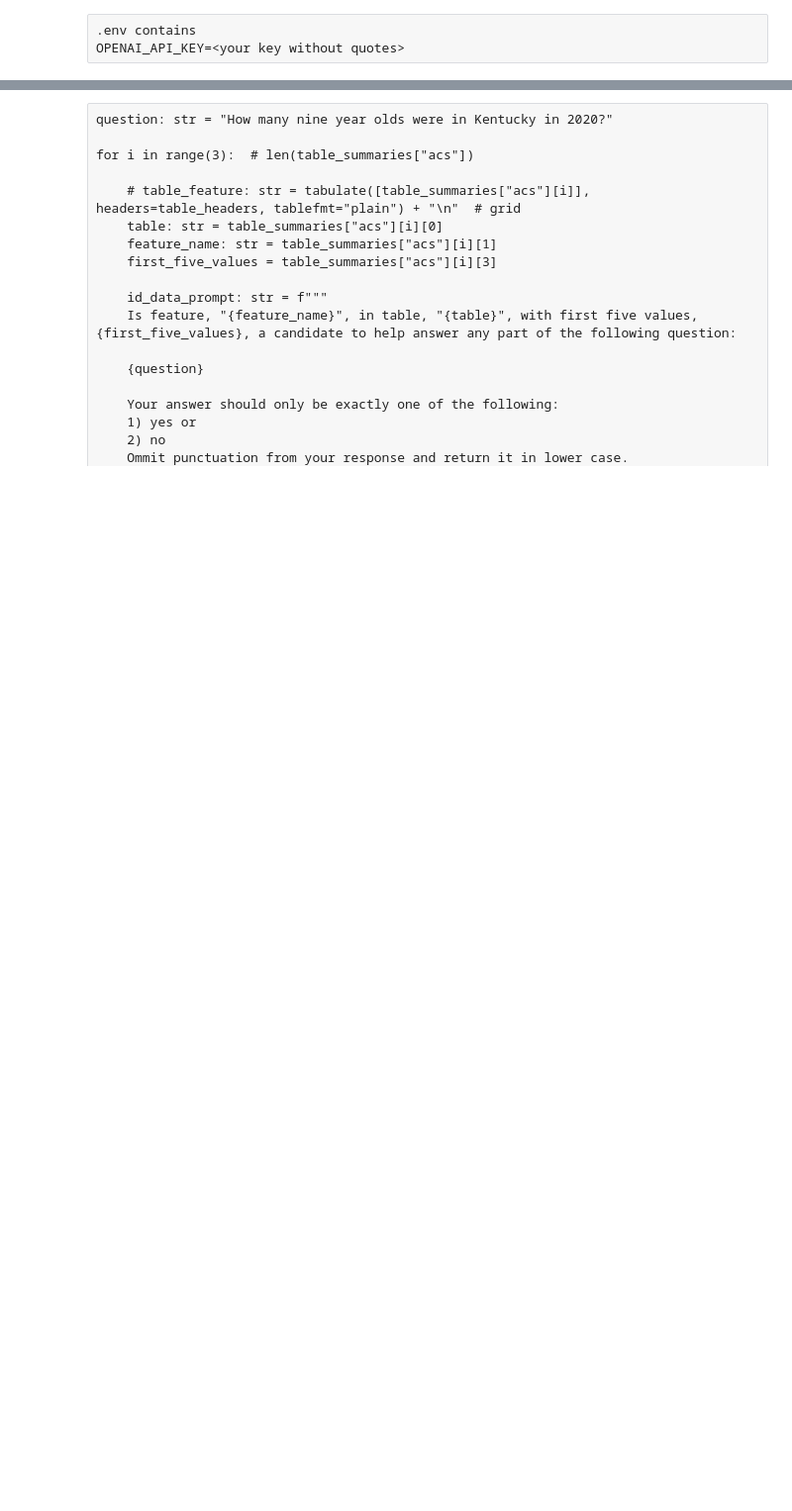
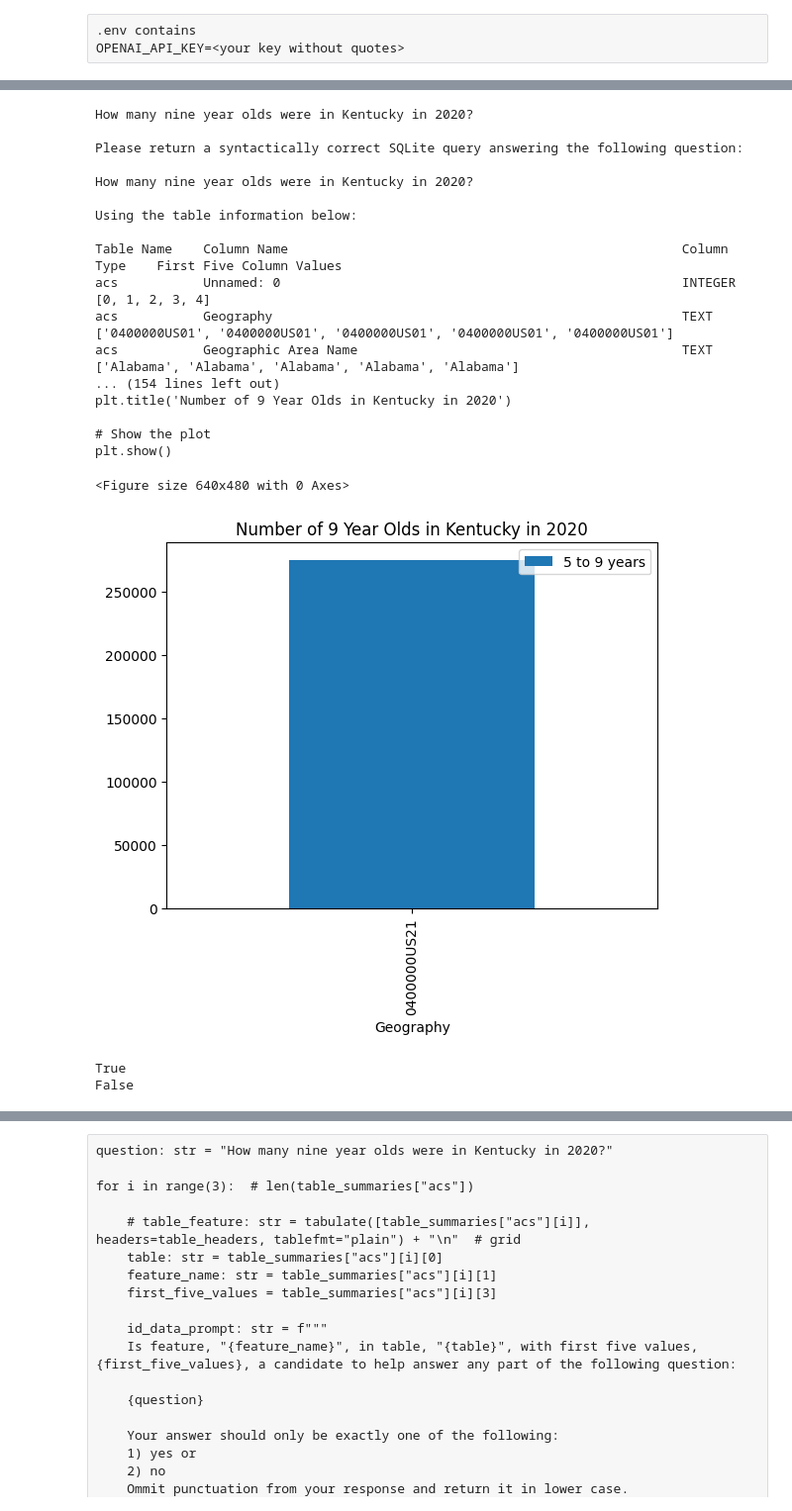
Before and after one commit to xie1027/GenAI_Insights, a Jupyter notebook: david_langchain.ipynb, the cells around one changed output, grey strips where cells are left out. Shown at 99% size. Cells and saved outputs as stored; diff of their text form; code cells hidden in the pictures; blank space fills up the shorter version.

Commit message:
Created DataAIQuestioner class

```diff
--- a/david_langchain.ipynb
+++ b/david_langchain.ipynb
@@ -460,35 +387,0 @@ False
-# %%
-# Create a question
-question: str = "How many nine year olds were in Kentucky by year?"
-
-# Instantiate AnswerGenerator with the question, table text, and database connection
-Answer: AnswerGenerator = AnswerGenerator(question, table_text, conn)
-
-# Answer the question by generating SQL prompts, executing the query, and cleaning up the result
-Answer.answer_question()
-
-# Print the SQL prompt, SQL query, DataFrame text, cleaned up result prompt, and cleaned result
-print(Answer.sql_prompt)
-print(Answer.sql)
-print(Answer.table_text)
-print(Answer.put_in_readable_format_prompt)
-print(Answer.cleaned_result)
-
-# Instantiate DataFramePlotter with the DataFrame result, DataFrame text, question, and SQL query
-DFPlot: DataFramePlotter = DataFramePlotter(
-    df=Answer.df_result,
-    table_text=Answer.table_text,
-    question=Answer.question,
-    sql=Answer.sql,
-)
-
-# Print the prompt and generated Python code for plotting
-print(DFPlot.prompt)
-print(DFPlot.python_code)
-
-# Plot the DataFrame if there is more than one data point
-DFPlot.plot()
-
-# Print whether there is more than one data point and any plot code error
-print(DFPlot.more_than_one_data_point)
-print(DFPlot.plot_code_error)
@@ -515,0 +537,32 @@ False
+# %%
+# Instantiate the DataAIQuestioner class
+questioner = DataAIQuestioner(
+    question="How many nine year olds were in Kentucky in 2020?",
+    db_path=Parameters.db_path,
+    openai_api_key=Parameters.openai_api_key,
+)
+
+# Execute the data analysis
+questioner.execute_data_analysis()
+# %% [output]
+How many nine year olds were in Kentucky in 2020?
+
+Please return a syntactically correct SQLite query answering the following question:
+
+How many nine year olds were in Kentucky in 2020?
+
+Using the table information below:
+
+Table Name    Column Name                                                   Column Type    First Five Column Values
+acs           Unnamed: 0                                                    INTEGER        [0, 1, 2, 3, 4]
+acs           Geography                                                     TEXT           ['0400000US01', '0400000US01', '0400000US01', '0400000US01', '0400000US01']
+acs           Geographic Area Name                                          TEXT           ['Alabama', 'Alabama', 'Alabama', 'Alabama', 'Alabama']
+... (154 lines left out)
+plt.title('Number of 9 Year Olds in Kentucky in 2020')
+
+# Show the plot
+plt.show()
+<Figure size 640x480 with 0 Axes>
+[figure, added]
+True
+False
```
Also changed, not shown: parts of 16 cells of this notebook.
